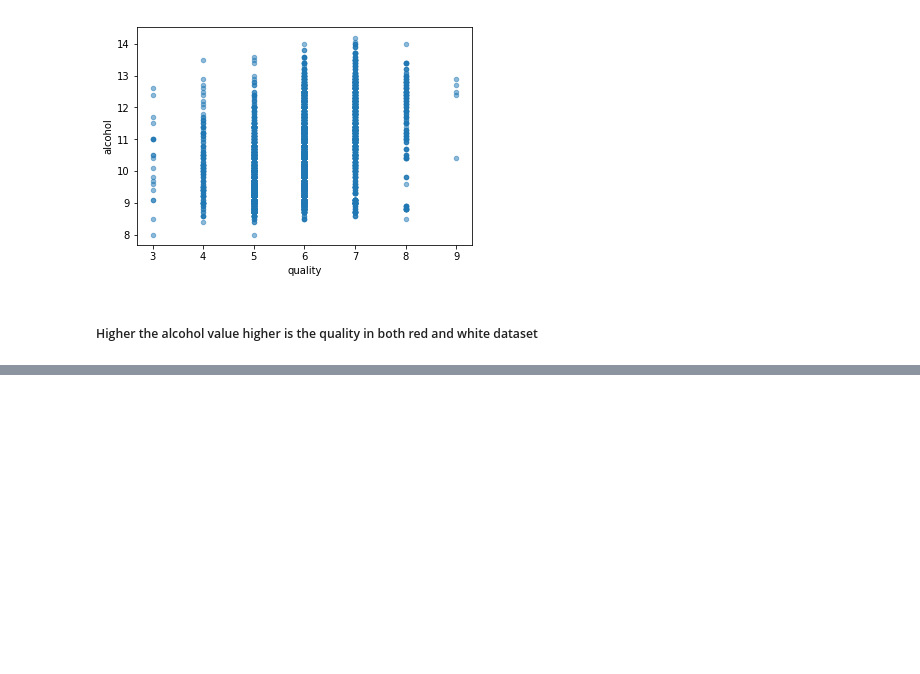
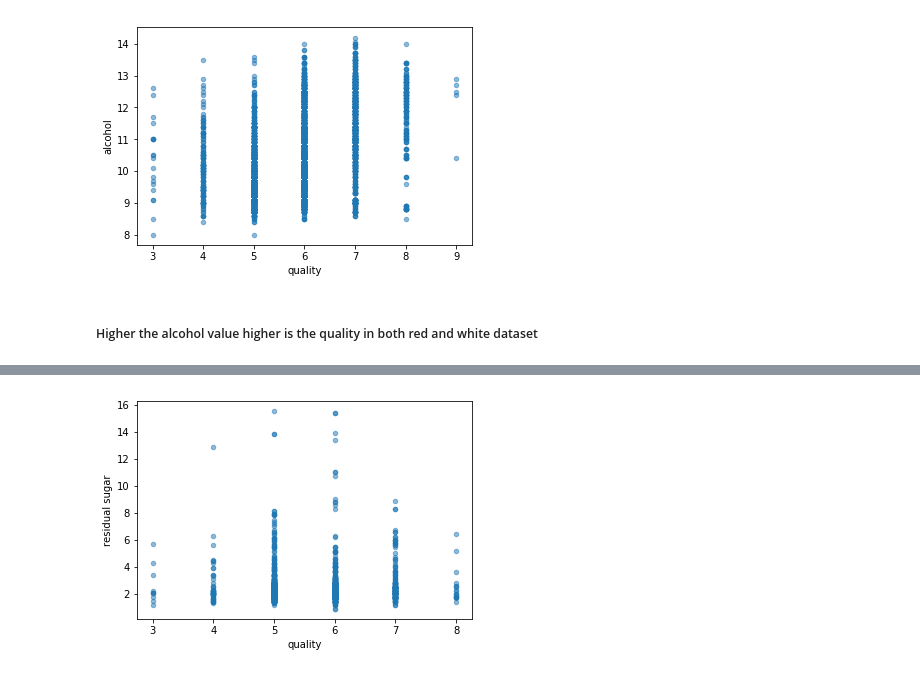
Before and after one commit to PadmarajBhat/DataAnalyst-1, a Jupyter notebook: The Data Analysis Process/Data Analysis Process Notes.ipynb, the cells around one changed output, grey strips where cells are left out. Drawn from its saved outputs; the diff is of its cells as text; code cells hidden in the pictures; blank space fills up the shorter version.

```diff
--- a/The Data Analysis Process/Data Analysis Process Notes.ipynb
+++ b/The Data Analysis Process/Data Analysis Process Notes.ipynb
@@ -101,0 +108,4 @@ df_white.plot.scatter('quality', 'alcohol', alpha=0.5);
+# %%
+df_red.plot.scatter('quality', 'residual sugar', alpha=0.5);
+# %% [output]
+[figure, added]
```
Also changed, not shown: parts of 4 cells of this notebook.
